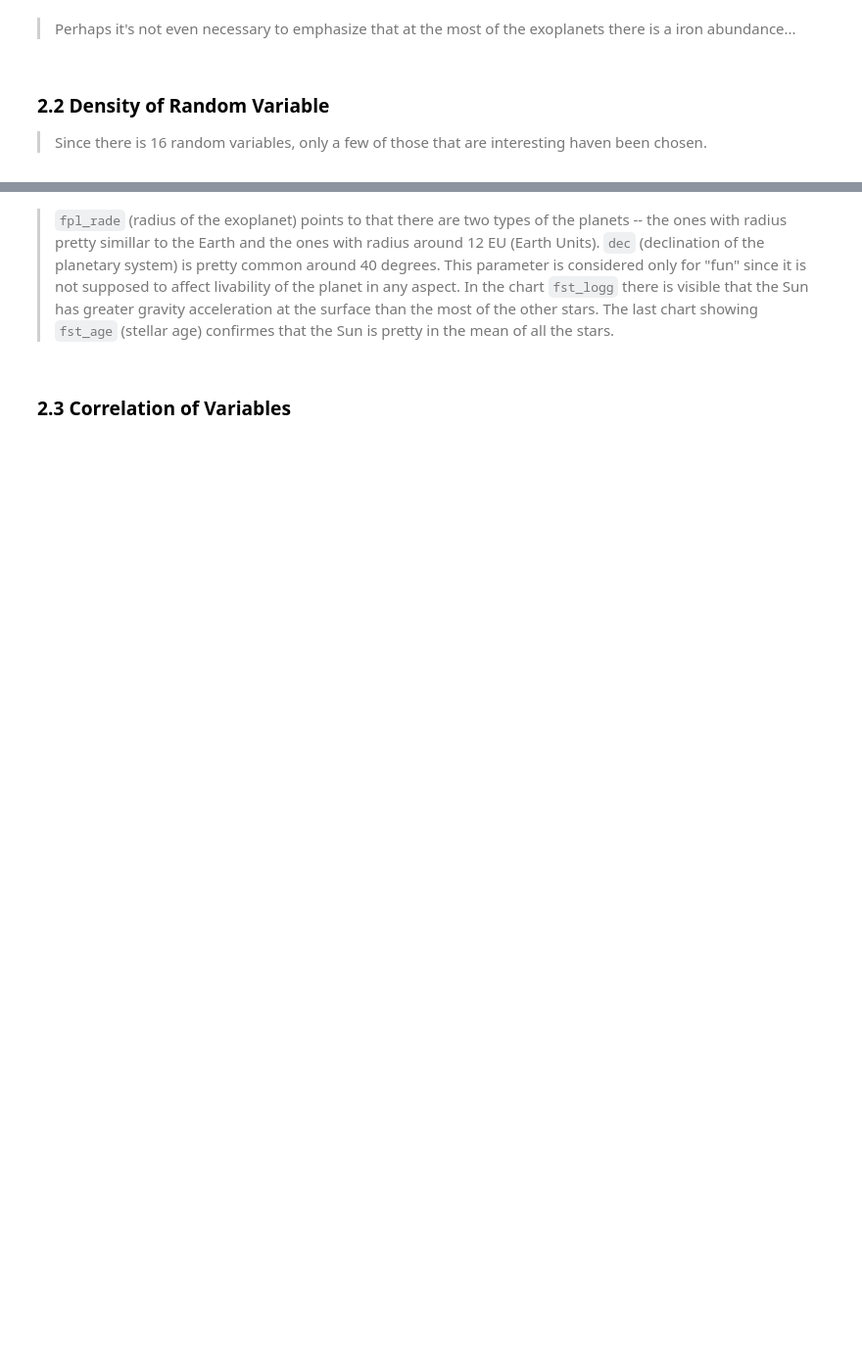
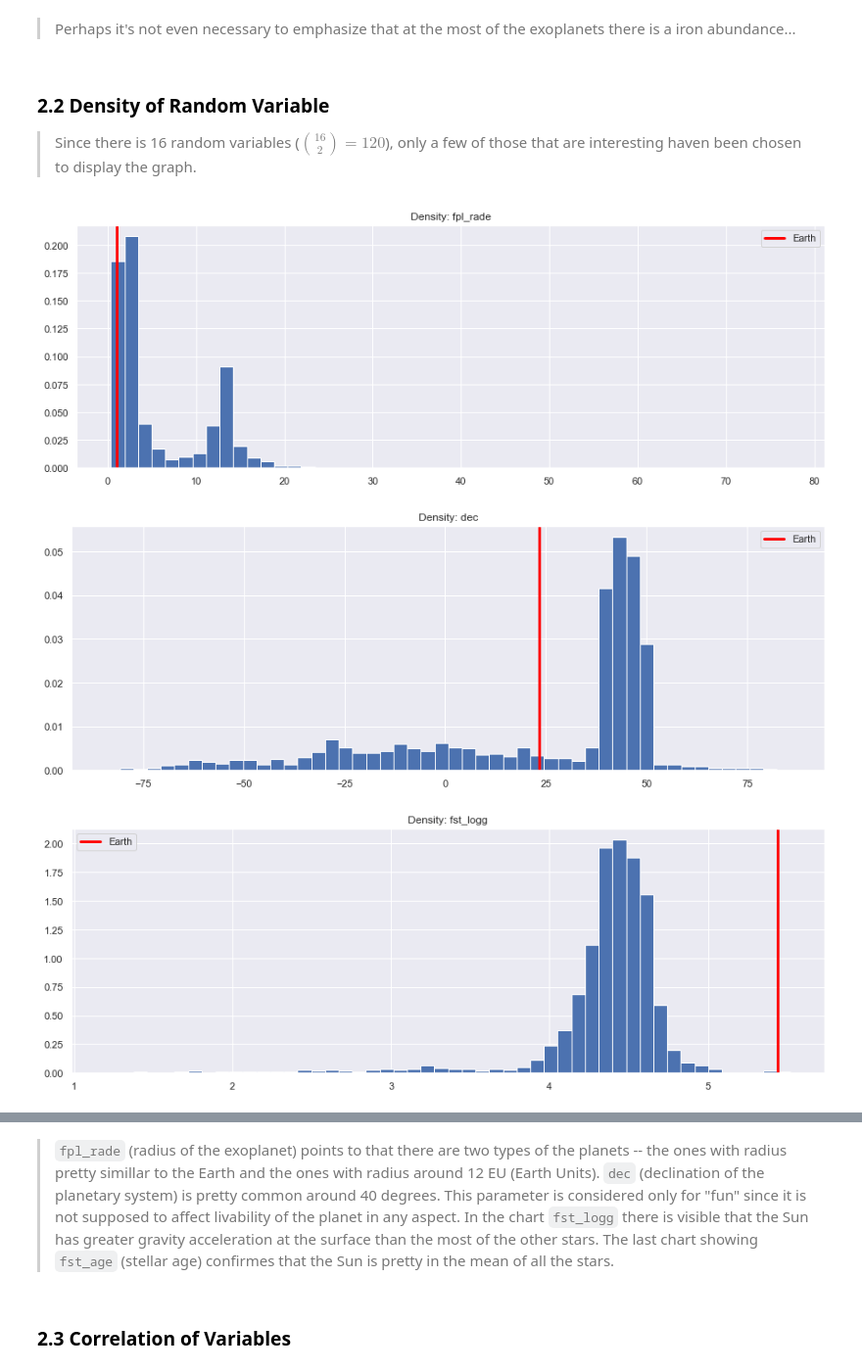
Before and after one commit to Tchoum-NG/data_science_project_2019, a Jupyter notebook: preprocessing/preprocessing.ipynb, the cells around one changed output, grey strips where cells are left out. Shown at 98% size. Saved outputs shown, nothing was run; the diff lists cells and outputs as text; code cells hidden in the pictures; blank space fills up the shorter version.

```diff
--- a/preprocessing/preprocessing.ipynb
+++ b/preprocessing/preprocessing.ipynb
@@ -136,15 +222,21 @@ print("In fst_metration (metal abundance): \n\t0 = iron abundance, \n\t1 = gener
 > Perhaps it's not even necessary to emphasize that at the most of the exoplanets there is a iron abundance...
 # %% [markdown]
 ### 2.2 Density of Random Variable
-> Since there is 16 random variables, only a few of those that are interesting haven been chosen.
+> Since there is 16 random variables (${16\choose2} = 120$), only a few of those that are interesting haven been chosen to display the graph.
 # %%
 def displayDensity(data, earth):
     fig, ax = plt.subplots(figsize=(15,5))
     ax.set_title("Density: {}".format(data.name))
     ax.hist(data, density=True, bins=50)
     ax.axvline(earth, color="red", label="Earth", linewidth=3)
+    plt.legend()
+    plt.show()
 
 int_dist = ["fpl_rade", "dec", "fst_logg", "fst_age"] # interesting columns
 
 for col in int_dist:
     displayDensity(df_vis[col], df_vis.loc[0, col])
+# %% [output]
+[figure, added]
+[figure, added]
+[figure, added]
```
Also changed, not shown: parts of 16 cells of this notebook, 3 other files.
